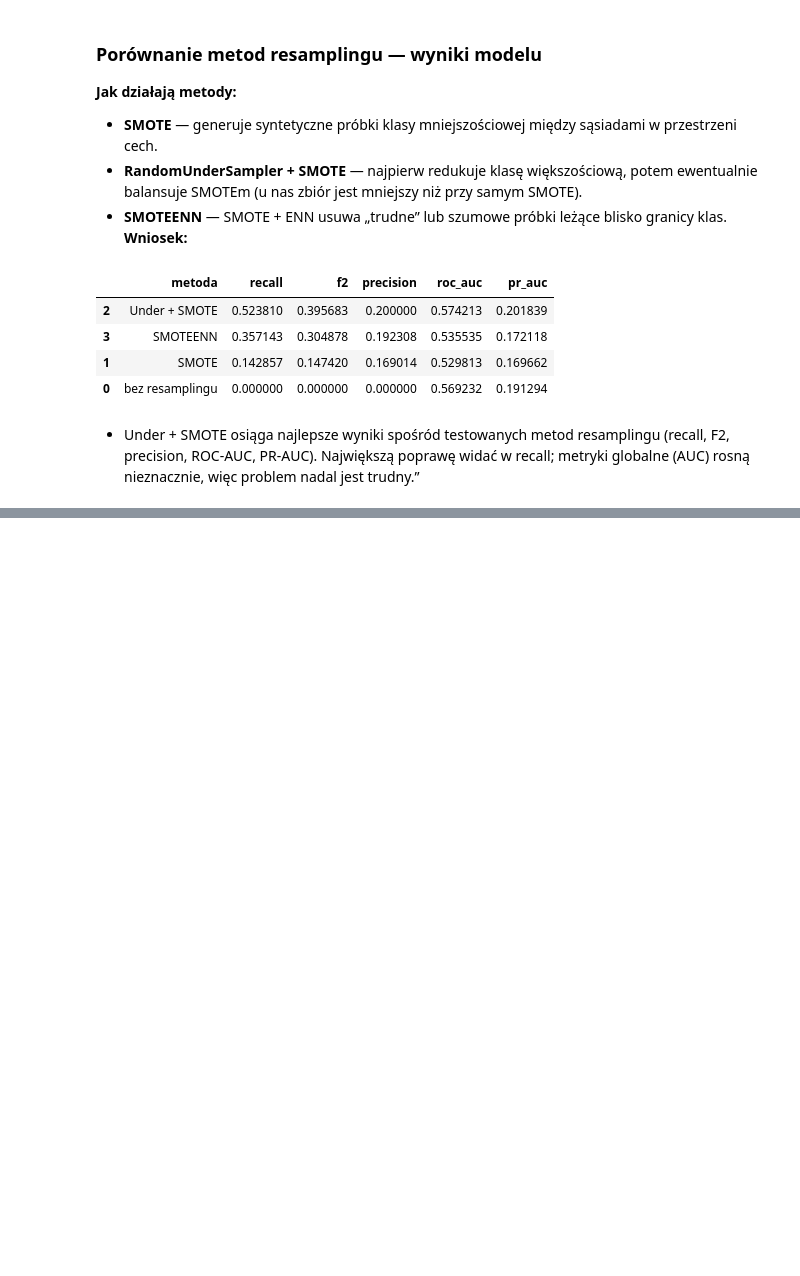
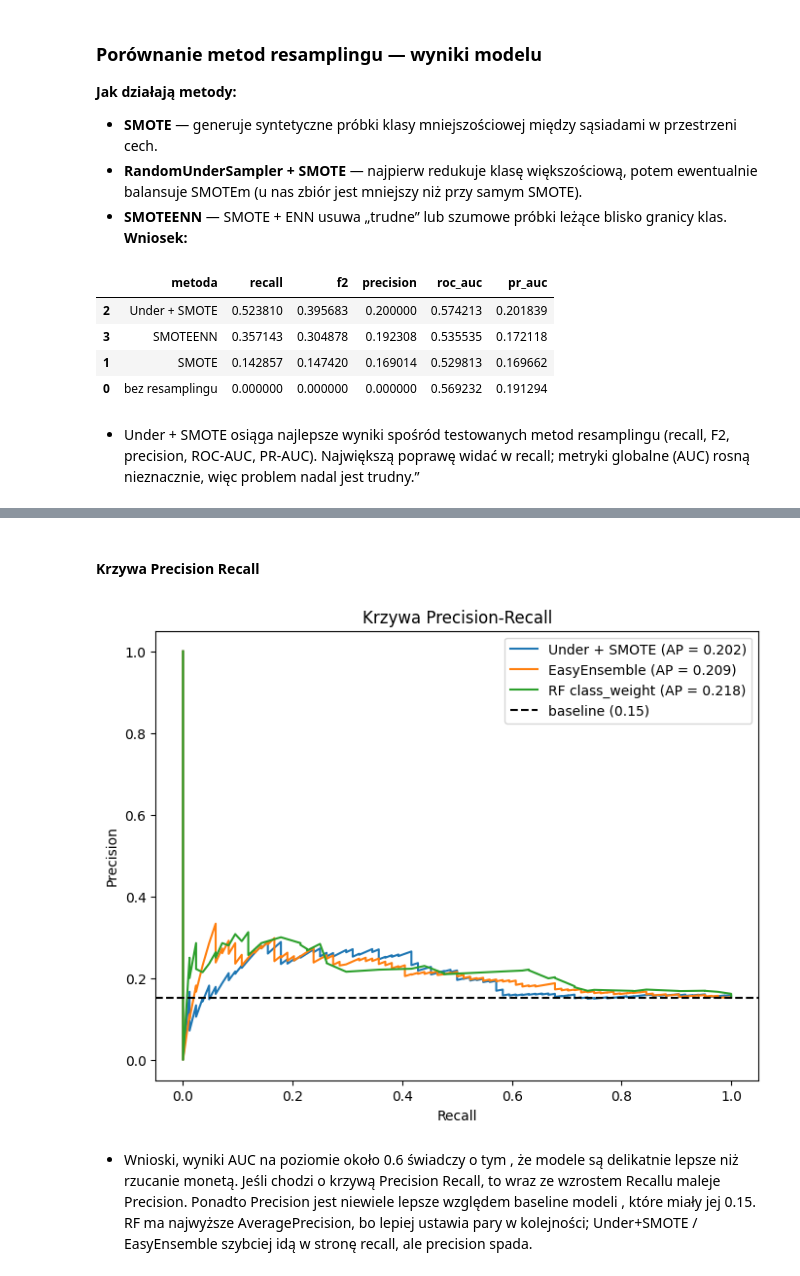
Before and after one commit to Zajecia-na-PWr-LR/lista6-dawidmuszynski1, a Jupyter notebook: SpeedDating.ipynb, the cells around one changed output, grey strips where cells are left out. Saved outputs shown, nothing was run; the diff lists cells and outputs as text; code cells hidden in the pictures; blank space fills up the shorter version.

```diff
--- a/SpeedDating.ipynb
+++ b/SpeedDating.ipynb
@@ -669,0 +760,23 @@ resampling_results
+# %% [markdown]
+#### Krzywa Precision Recall
+# %%
+plt.figure(figsize=(8, 6))
+baseline = y_test.mean()
+for name, model in models_to_plot.items():
+    _, _, _, precision, recall, pr_auc, _ = plot_roc_pr(
+        model, X_train, y_train, X_test, y_test, name
+    )
+    plt.plot(recall, precision, label=f"{name} (AP = {pr_auc:.3f})")
+plt.axhline(baseline, color="k", linestyle="--", label=f"baseline ({baseline:.2f})")
+plt.xlabel("Recall")
+plt.ylabel("Precision")
+plt.title("Krzywa Precision-Recall")
+plt.legend()
+plt.show()
+# %% [output]
+[figure, added]
+# %% [markdown]
+- Wnioski, wyniki AUC na poziomie około 0.6 świadczy o tym , że modele są delikatnie lepsze niż rzucanie monetą. Jeśli chodzi o
+krzywą Precision Recall, to wraz ze wzrostem Recallu maleje Precision. Ponadto Precision jest niewiele lepsze względem baseline modeli , które miały jej 0.15.
+RF ma najwyższe AveragePrecision, bo lepiej ustawia pary w kolejności; Under+SMOTE / EasyEnsemble szybciej
+idą w stronę recall, ale precision spada.
```
Also changed, not shown: parts of 14 cells of this notebook.
